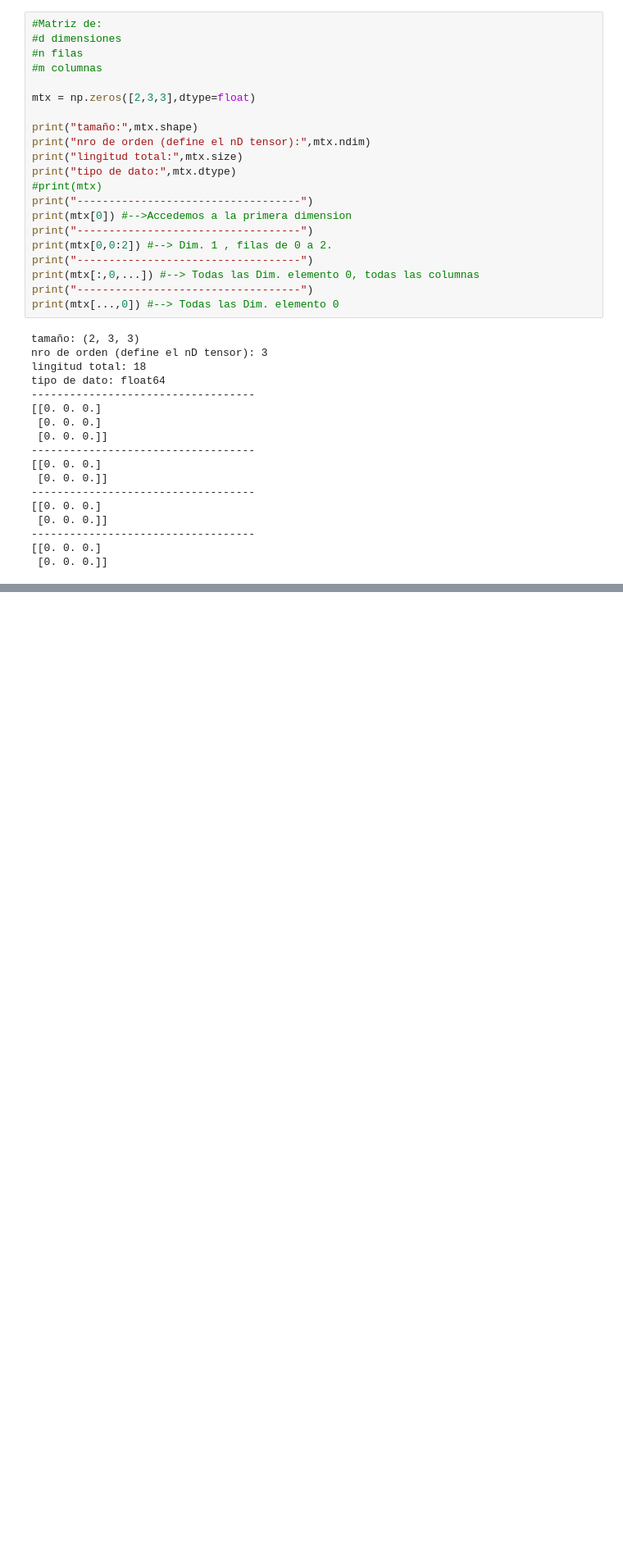
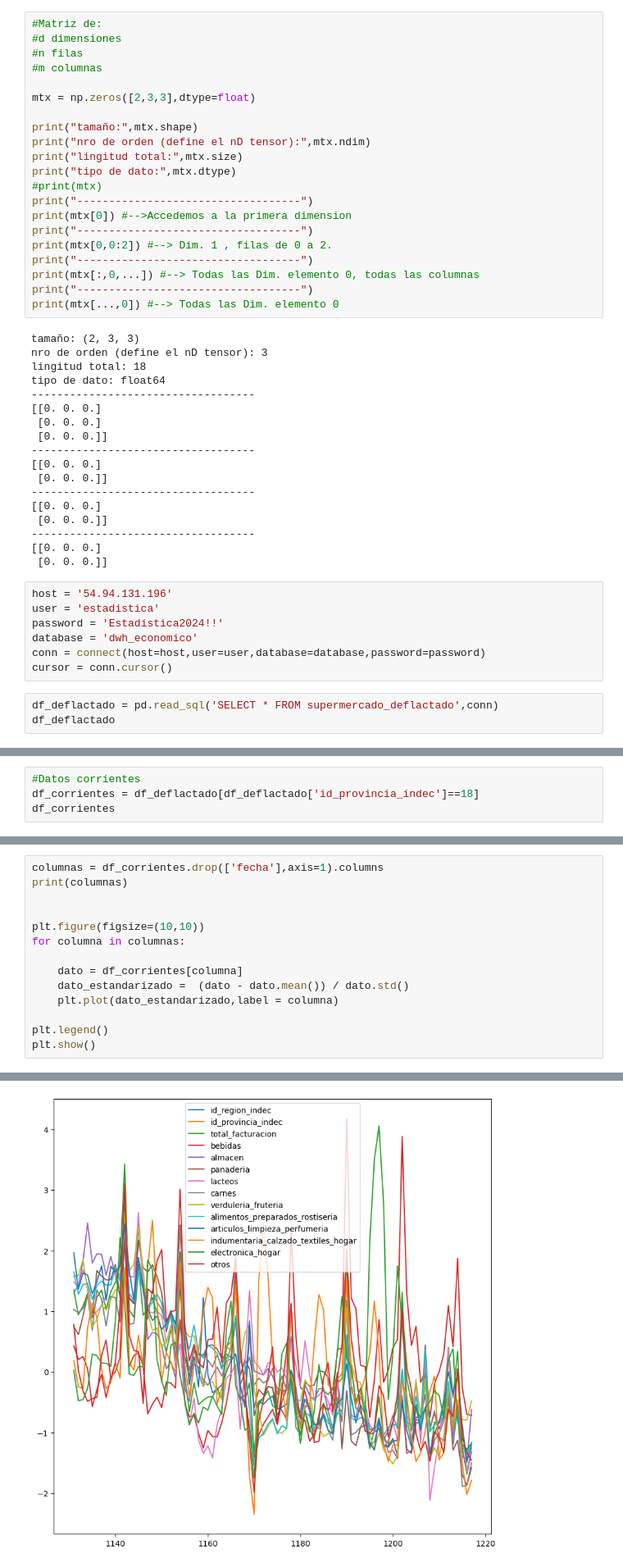
Before and after one commit to gastonbenitez2001/diplomatura_unne, a Jupyter notebook: Clases de Python/pruebas.ipynb, the cells around one changed output, grey strips where cells are left out. Shown at 82% size. Drawn from its saved outputs; the diff is of its cells as text; blank space fills up the shorter version.

Commit message:
Estudio de supermercado - cosas del laburo

```diff
--- a/Clases de Python/pruebas.ipynb
+++ b/Clases de Python/pruebas.ipynb
@@ -67,3 +71,13 @@ tipo de dato: float64
 -----------------------------------
 [[0. 0. 0.]
  [0. 0. 0.]]
+# %%
+host = '54.94.131.196'
+user = 'estadistica'
+password = 'Estadistica2024!!'
+database = 'dwh_economico'
+conn = connect(host=host,user=user,database=database,password=password)
+cursor = conn.cursor()
+# %%
+df_deflactado = pd.read_sql('SELECT * FROM supermercado_deflactado',conn)
+df_deflactado
@@ -69,0 +98,4 @@ tipo de dato: float64
+# %%
+#Datos corrientes
+df_corrientes = df_deflactado[df_deflactado['id_provincia_indec']==18]
+df_corrientes
@@ -69,0 +116,15 @@ tipo de dato: float64
+# %%
+columnas = df_corrientes.drop(['fecha'],axis=1).columns
+print(columnas)
+
+
+plt.figure(figsize=(10,10))
+for columna in columnas:
+
+    dato = df_corrientes[columna]
+    dato_estandarizado =  (dato - dato.mean()) / dato.std()
+    plt.plot(dato_estandarizado,label = columna)
+
+plt.legend()
+plt.show()
+# %% [output]
@@ -69,0 +136 @@ tipo de dato: float64
+[figure, added]
```
Also changed, not shown: parts of 6 cells of this notebook.
